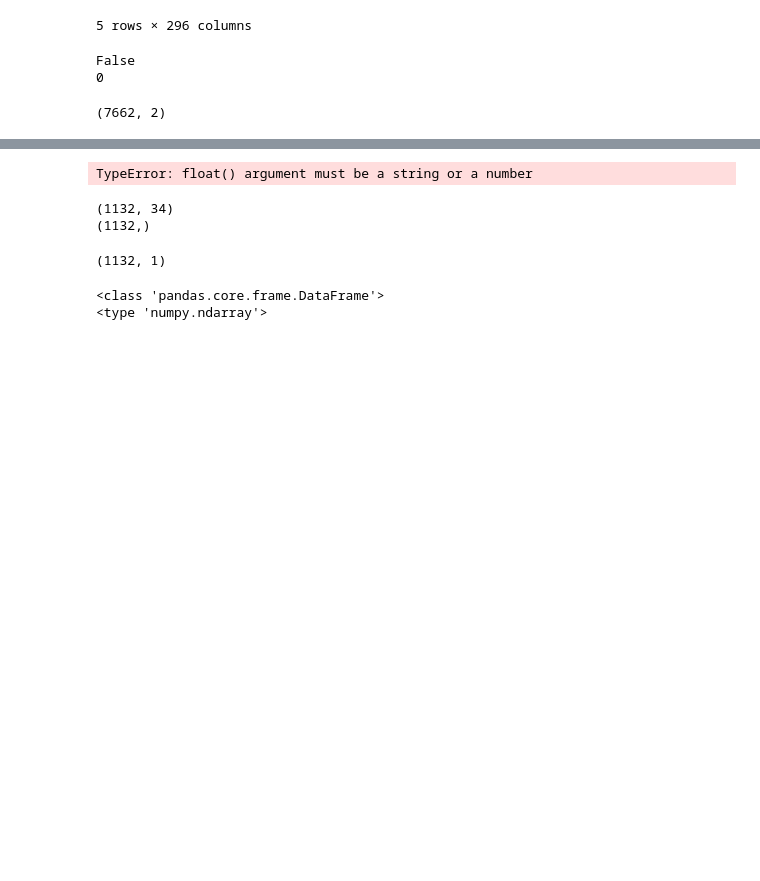
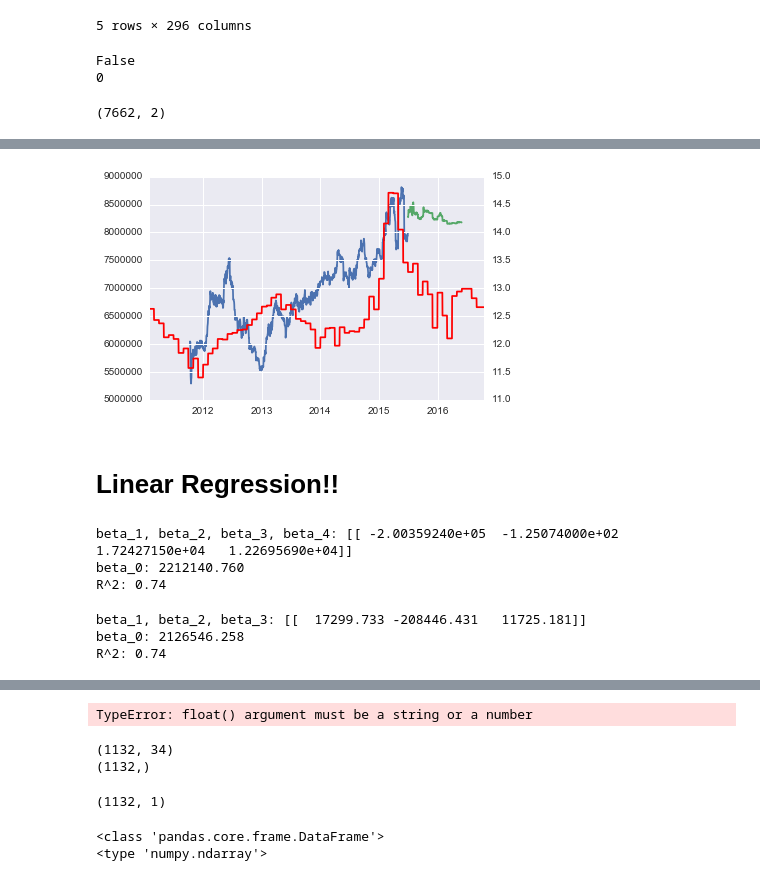
Before and after one commit to nycdatasci/bootcamp009_project, a Jupyter notebook: Project3-MachineLearning/jackenyeart_rachelkogan_clairevignonkeser/macro.ipynb, the cells around one changed output, grey strips where cells are left out. Drawn from its saved outputs; the diff is of its cells as text; code cells hidden in the pictures; blank space fills up the shorter version.

```diff
--- a/Project3-MachineLearning/jackenyeart_rachelkogan_clairevignonkeser/macro.ipynb
+++ b/Project3-MachineLearning/jackenyeart_rachelkogan_clairevignonkeser/macro.ipynb
@@ -216,0 +302,60 @@ print test_pred.shape
+# %%
+train_price_by_date = train_price.groupby(['date']).agg('mean')[['price_doc']]
+train_price_by_date
+train_price_by_date_rolling = train_price_by_date.rolling(window=30).mean()
+
+plt.plot(train_price_by_date_rolling.index, train_price_by_date_rolling['price_doc'])
+plt.plot(macro_test_pred_only.date, macro_test_pred_only['macro_test.pred'])
+ax = plt.gca()
+ax2 = ax.twinx()
+ax2.plot(macro.date, macro.mortgage_rate, color='r')
+
+
+plt.xticks(rotation=45)
+ax = plt.gca()
+plt.show()
+# %% [output]
+[figure, added]
+# %% [markdown]
+# Linear Regression!!
+# %%
+from scipy import stats
+from sklearn import linear_model
+ols = linear_model.LinearRegression()
+
+X = macro_merged[['mortgage_rate', 'micex', 'cpi', 'usdrub']]
+y = train_price_by_date_rolling.iloc[29:]['price_doc'].reshape([-1,1])
+
+
+ols.fit(X, y)#### What happen if we remove the 'reshape' method?
+
+
+print("beta_1, beta_2, beta_3, beta_4: " + str(np.round(ols.coef_, 3)))
+
+#print("beta_1: %.3f" %ols.coef_)
+print("beta_0: %.3f" %ols.intercept_)
+
+print('R^2: %.2f' % ols.score(X, y))
+# %% [output]
+beta_1, beta_2, beta_3, beta_4: [[ -2.00359240e+05  -1.25074000e+02   1.72427150e+04   1.22695690e+04]]
+beta_0: 2212140.760
+R^2: 0.74
+# %%
+#R said that Micex is not significant, so let's elimnate that one.
+X = macro_merged[['cpi', 'mortgage_rate', 'usdrub']]
+y = train_price_by_date_rolling.iloc[29:]['price_doc'].reshape([-1,1])
+
+
+ols.fit(X, y)#### What happen if we remove the 'reshape' method?
+
+
+print("beta_1, beta_2, beta_3: " + str(np.round(ols.coef_, 3)))
+
+#print("beta_1: %.3f" %ols.coef_)
+print("beta_0: %.3f" %ols.intercept_)
+
+print('R^2: %.2f' % ols.score(X, y))
+# %% [output]
+beta_1, beta_2, beta_3: [[  17299.733 -208446.431   11725.181]]
+beta_0: 2126546.258
+R^2: 0.74
```
Also changed, not shown: parts of 15 cells of this notebook, 2 other files.
